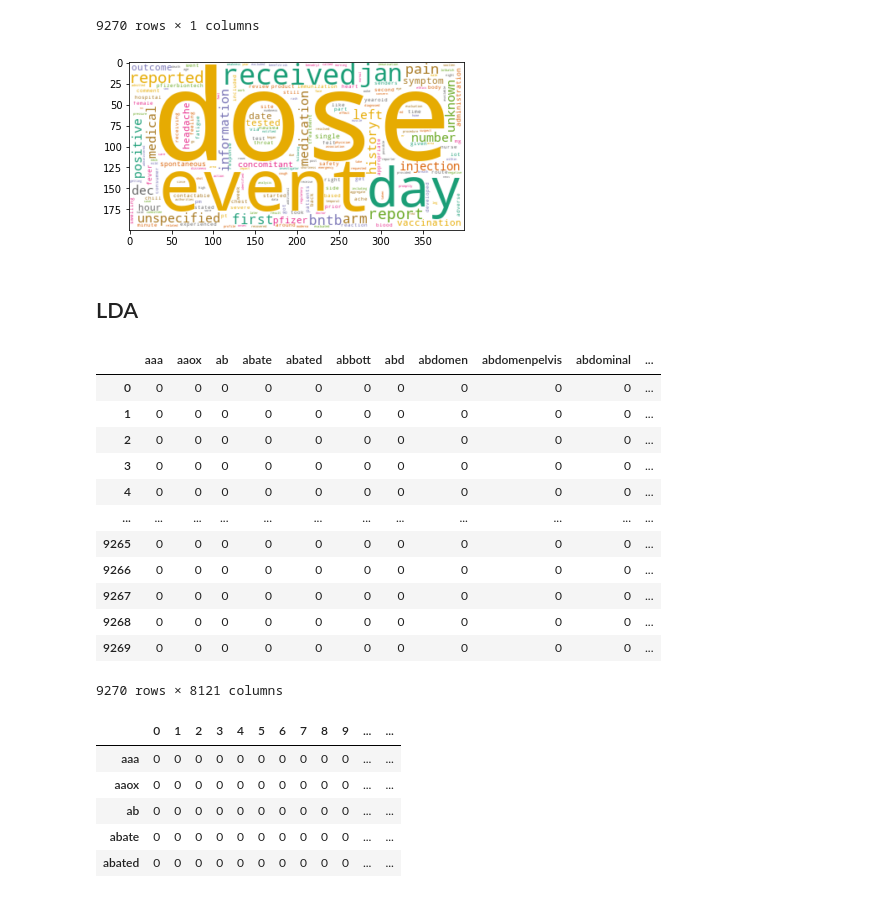
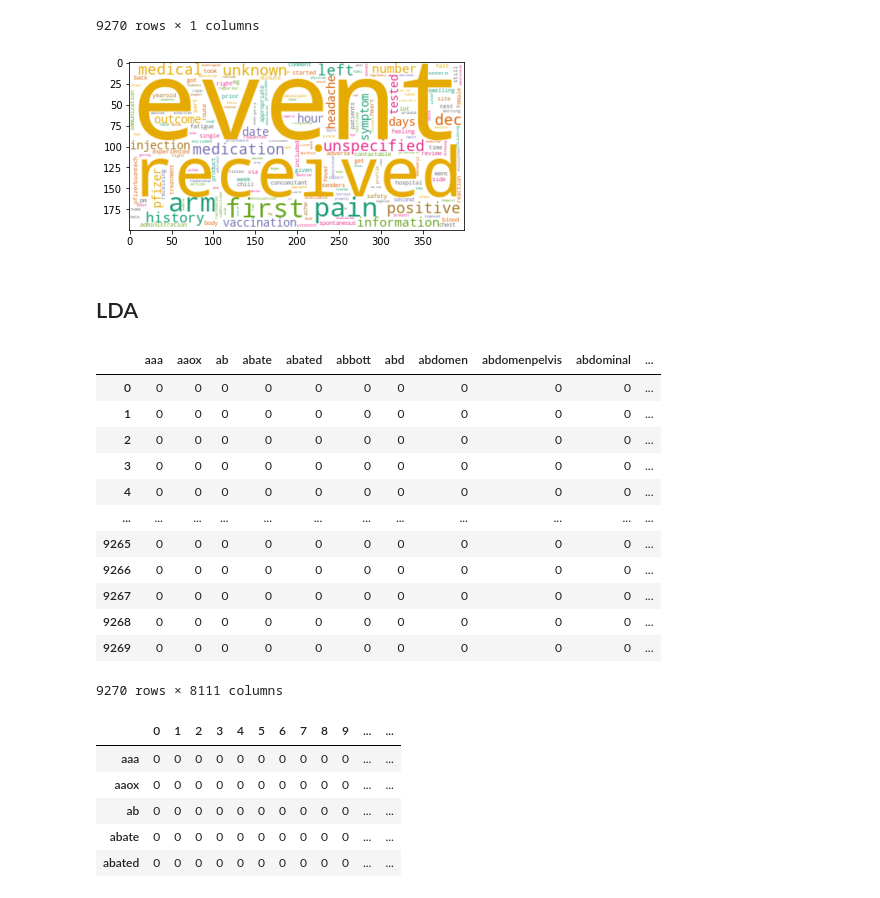
Before and after one commit to GabriSartor/babd_ml_assignments, a Jupyter notebook: 02_ORSENIGO_CLUSTERING/6_B_TopicModelingClustering_Symptoms.ipynb, the cells around one changed output. Cells and saved outputs as stored; diff of their text form; code cells hidden in the pictures.

```diff
--- a/02_ORSENIGO_CLUSTERING/6_B_TopicModelingClustering_Symptoms.ipynb
+++ b/02_ORSENIGO_CLUSTERING/6_B_TopicModelingClustering_Symptoms.ipynb
@@ -155,26 +155,26 @@ data_clean
 # %%
 stop_words = stopwords.words('english')
 stop_words2=[]
 
 for w in stop_words:
     stop_words2.append(w)
 
 stop_words2.extend(['know','well','also','dont','one','would','could','many','may',
-                    'think', 'vaccine', 'patient', 'covid'])
+                    'think', 'jan', 'day','dose', 'patient', 'er', 'ed', 'pt', 'covid', 'vaccine', 'like', 'bntb', 'reported', 'report'])
 
 alltext=''
 for index,row in data_clean.iterrows():
     alltext=alltext+row.text
 
 wc = WordCloud(collocations=False,stopwords=stop_words2, background_color="white", colormap="Dark2",
                max_font_size=150, random_state=42)
 
 wc.generate(alltext)
 plt.imshow(wc, interpolation="bilinear")
 
 plt.show()
 # %% [output]
-[figure, old version]
+[figure, new version]
 # %% [markdown]
 ## LDA
 # %%
@@ -198,7 +198,7 @@ data
 | 9267 | 0 | 0 | 0 | 0 | 0 | 0 | 0 | 0 | 0 | 0 | ... |
 | 9268 | 0 | 0 | 0 | 0 | 0 | 0 | 0 | 0 | 0 | 0 | ... |
 | 9269 | 0 | 0 | 0 | 0 | 0 | 0 | 0 | 0 | 0 | 0 | ... |
-9270 rows × 8121 columns
+9270 rows × 8111 columns
 # %%
 from gensim import matutils, models
 import scipy.sparse
```
Also changed, not shown: parts of 9 cells of this notebook.
